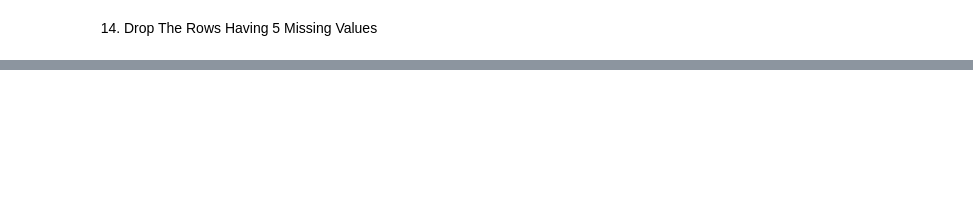
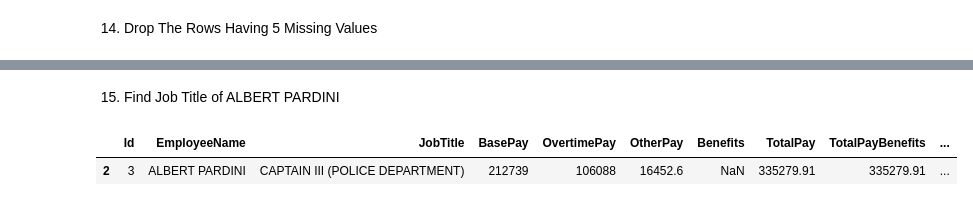
Before and after one commit to achmegantara/employeee-salary-analysis, a Jupyter notebook: salaries.ipynb, the cells around one changed output, grey strips where cells are left out. Cells and saved outputs as stored; diff of their text form; code cells hidden in the pictures; blank space fills up the shorter version.

```diff
--- a/salaries.ipynb
+++ b/salaries.ipynb
@@ -308,3 +308,11 @@ df.head(2)
 |  | Id | EmployeeName | JobTitle | BasePay | OvertimePay | OtherPay | Benefits | TotalPay | TotalPayBenefits | ... |
 | 0 | 1 | NATHANIEL FORD | GENERAL MANAGER-METROPOLITAN TRAN... | 167411 | 0 | 400184 | NaN | 567595.43 | 567595.43 | ... |
 | 1 | 2 | GARY JIMENEZ | CAPTAIN III (POLICE DEPARTMENT) | 155966 | 245132 | 137811 | NaN | 538909.28 | 538909.28 | ... |
+# %% [markdown]
+15. Find Job Title of ALBERT PARDINI
+# %%
+# df[df['JobTitle'].str.contains('fire',case=False)]['EmployeeName'].head(20)
+df[df['EmployeeName']=='ALBERT PARDINI']
+# %% [output]
+|  | Id | EmployeeName | JobTitle | BasePay | OvertimePay | OtherPay | Benefits | TotalPay | TotalPayBenefits | ... |
+| 2 | 3 | ALBERT PARDINI | CAPTAIN III (POLICE DEPARTMENT) | 212739 | 106088 | 16452.6 | NaN | 335279.91 | 335279.91 | ... |
```
